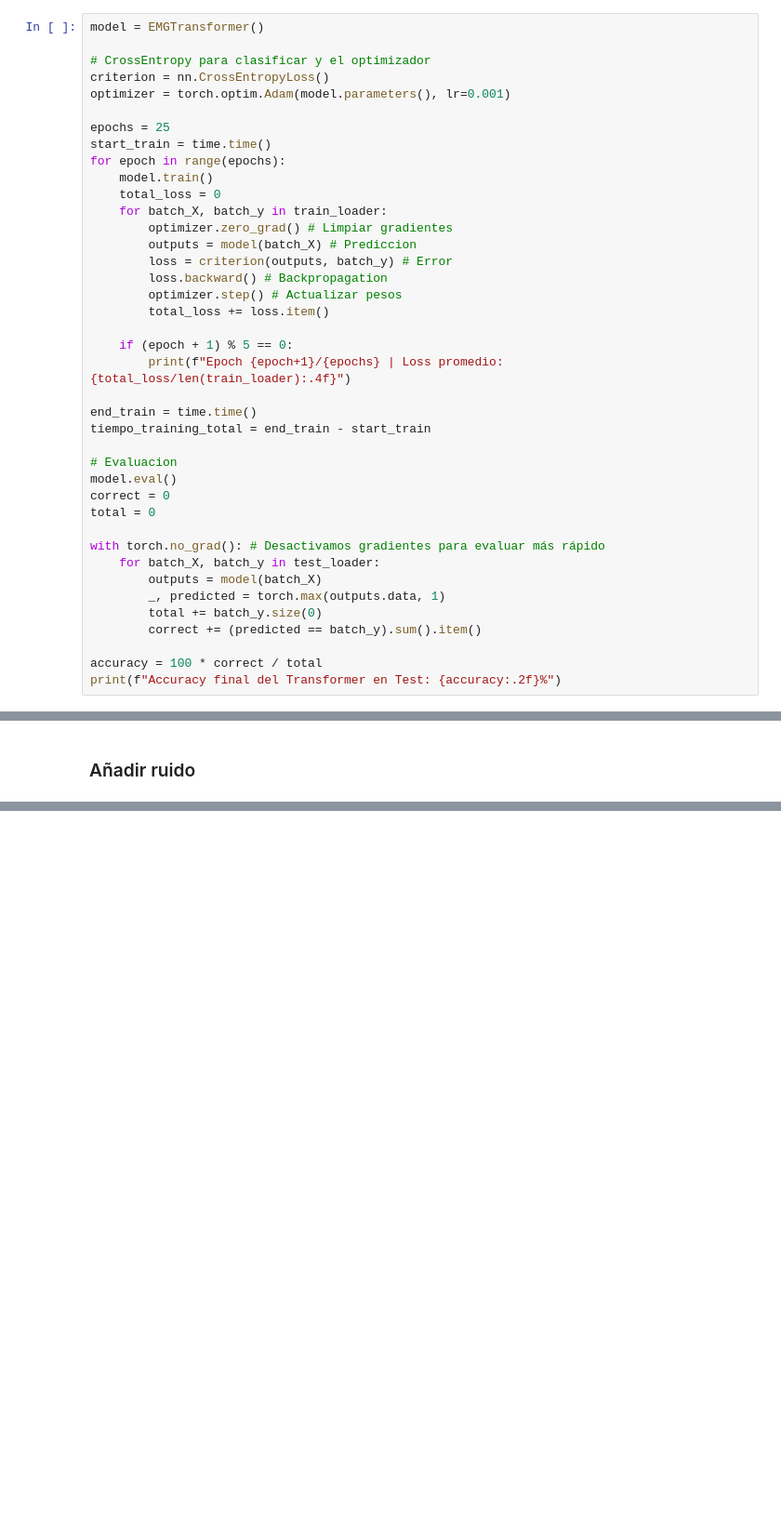
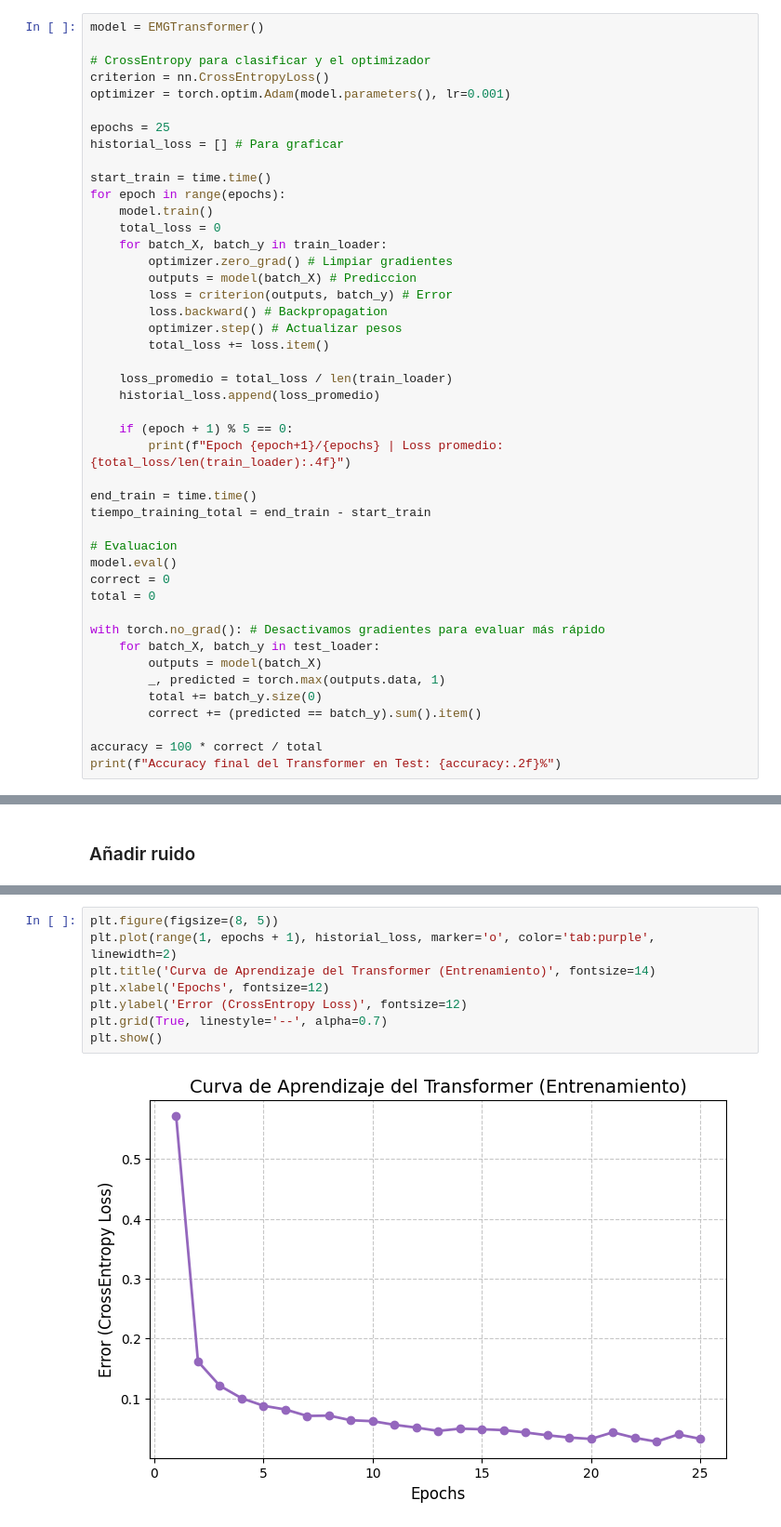
Before and after one commit to jfpm10-ua/Proyecto-AA-EMG_sensors, a Jupyter notebook: transformer.ipynb, the cells around one changed output, grey strips where cells are left out. Shown at 93% size. Saved outputs shown, nothing was run; the diff lists cells and outputs as text; blank space fills up the shorter version.

```diff
--- a/transformer.ipynb
+++ b/transformer.ipynb
@@ -121,6 +121,8 @@ criterion = nn.CrossEntropyLoss()
 optimizer = torch.optim.Adam(model.parameters(), lr=0.001)
 
 epochs = 25
+historial_loss = [] # Para graficar
+
 start_train = time.time()
 for epoch in range(epochs):
     model.train()
@@ -132,6 +134,9 @@ for epoch in range(epochs):
         loss.backward() # Backpropagation
         optimizer.step() # Actualizar pesos
         total_loss += loss.item()
+
+    loss_promedio = total_loss / len(train_loader)
+    historial_loss.append(loss_promedio)
 
     if (epoch + 1) % 5 == 0:
         print(f"Epoch {epoch+1}/{epochs} | Loss promedio: {total_loss/len(train_loader):.4f}")
@@ -258,0 +236,10 @@ Tiempo de training: 234.06 s
+# %%
+plt.figure(figsize=(8, 5))
+plt.plot(range(1, epochs + 1), historial_loss, marker='o', color='tab:purple', linewidth=2)
+plt.title('Curva de Aprendizaje del Transformer (Entrenamiento)', fontsize=14)
+plt.xlabel('Epochs', fontsize=12)
+plt.ylabel('Error (CrossEntropy Loss)', fontsize=12)
+plt.grid(True, linestyle='--', alpha=0.7)
+plt.show()
+# %% [output]
+[figure, added]
```
Also changed, not shown: parts of 28 cells of this notebook.
